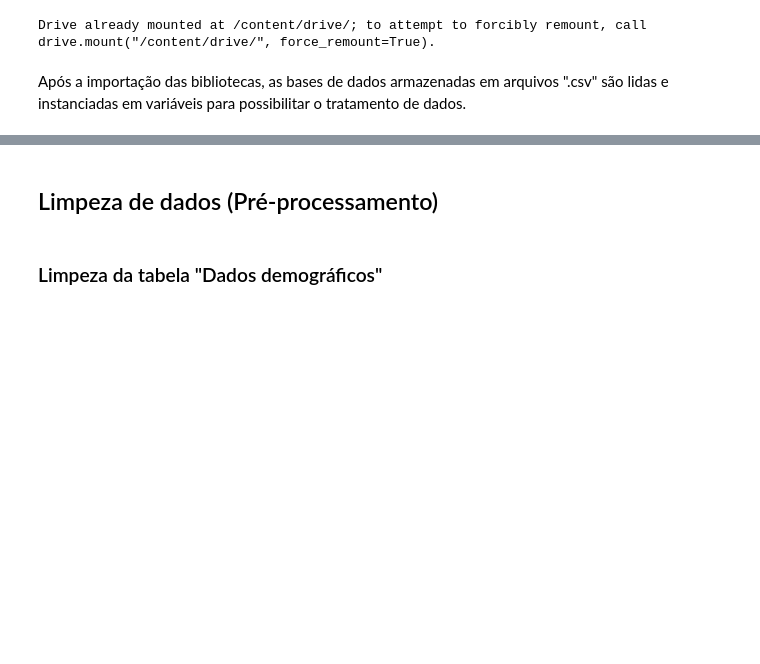
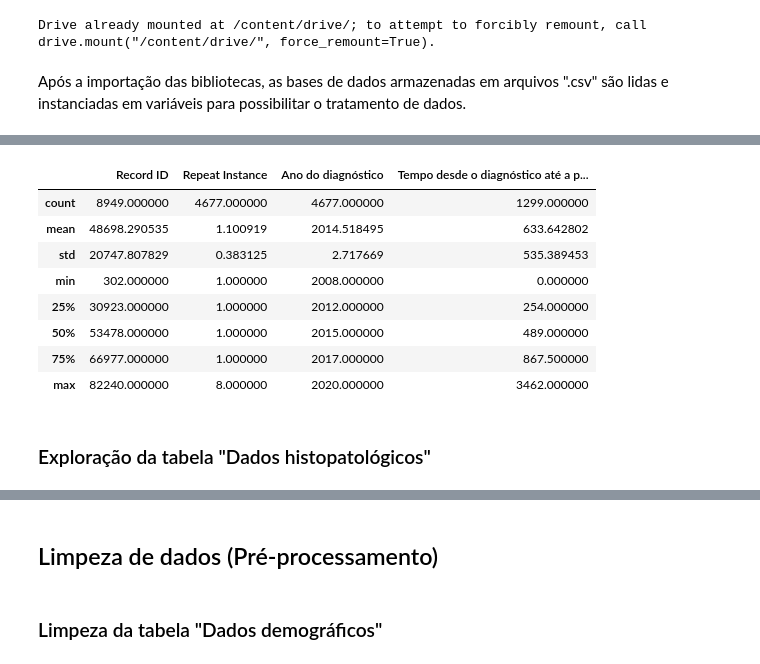
Before and after one commit to 2023M3T5-Inteli/grupo1, a Jupyter notebook: notebooks/T5_G1_VNightly_Predictive_Model_Development.ipynb, the cells around one changed output, grey strips where cells are left out. Drawn from its saved outputs; the diff is of its cells as text; code cells hidden in the pictures; blank space fills up the shorter version.

```diff
--- a/notebooks/T5_G1_VNightly_Predictive_Model_Development.ipynb
+++ b/notebooks/T5_G1_VNightly_Predictive_Model_Development.ipynb
@@ -34,0 +215,9 @@ df_registro_tumo = pd.read_csv('/content/drive/MyDrive/2023-1A-T05/GRUPOS/Grupo
+# %%
+registro_tumo_categoricos = list(df_registro_tumo.drop([
+  'Data da primeira consulta institucional [dt_pci]',
+  'Data do diagnóstico', 'Código da Topografia (CID-O)',
+  'Data do tratamento',
+  'Data de Recidiva'
+], axis=1).select_dtypes(include='object').columns)
+registro_tumo_categoricos.extend(['Código da Topografia (CID-O)', 'Código da Morfologia de acordo com o CID-O'])
+registro_tumo_categoricos
@@ -34,0 +242,3 @@ df_registro_tumo = pd.read_csv('/content/drive/MyDrive/2023-1A-T05/GRUPOS/Grupo
+# %%
+registro_tumo_numericos = list(df_registro_tumo.drop(registro_tumo_categoricos, axis=1))
+registro_tumo_numericos
@@ -34,0 +254,14 @@ df_registro_tumo = pd.read_csv('/content/drive/MyDrive/2023-1A-T05/GRUPOS/Grupo
+# %%
+df_registro_tumo[registro_tumo_numericos].describe()
+# %% [output]
+|  | Record ID | Repeat Instance | Ano do diagnóstico | Tempo desde o diagnóstico até a p... |
+| count | 8949.000000 | 4677.000000 | 4677.000000 | 1299.000000 |
+| mean | 48698.290535 | 1.100919 | 2014.518495 | 633.642802 |
+| std | 20747.807829 | 0.383125 | 2.717669 | 535.389453 |
+| min | 302.000000 | 1.000000 | 2008.000000 | 0.000000 |
+| 25% | 30923.000000 | 1.000000 | 2012.000000 | 254.000000 |
+| 50% | 53478.000000 | 1.000000 | 2015.000000 | 489.000000 |
+| 75% | 66977.000000 | 1.000000 | 2017.000000 | 867.500000 |
+| max | 82240.000000 | 8.000000 | 2020.000000 | 3462.000000 |
+# %% [markdown]
+### Exploração da tabela "Dados histopatológicos"
```
Also changed, not shown: parts of 44 cells of this notebook.
